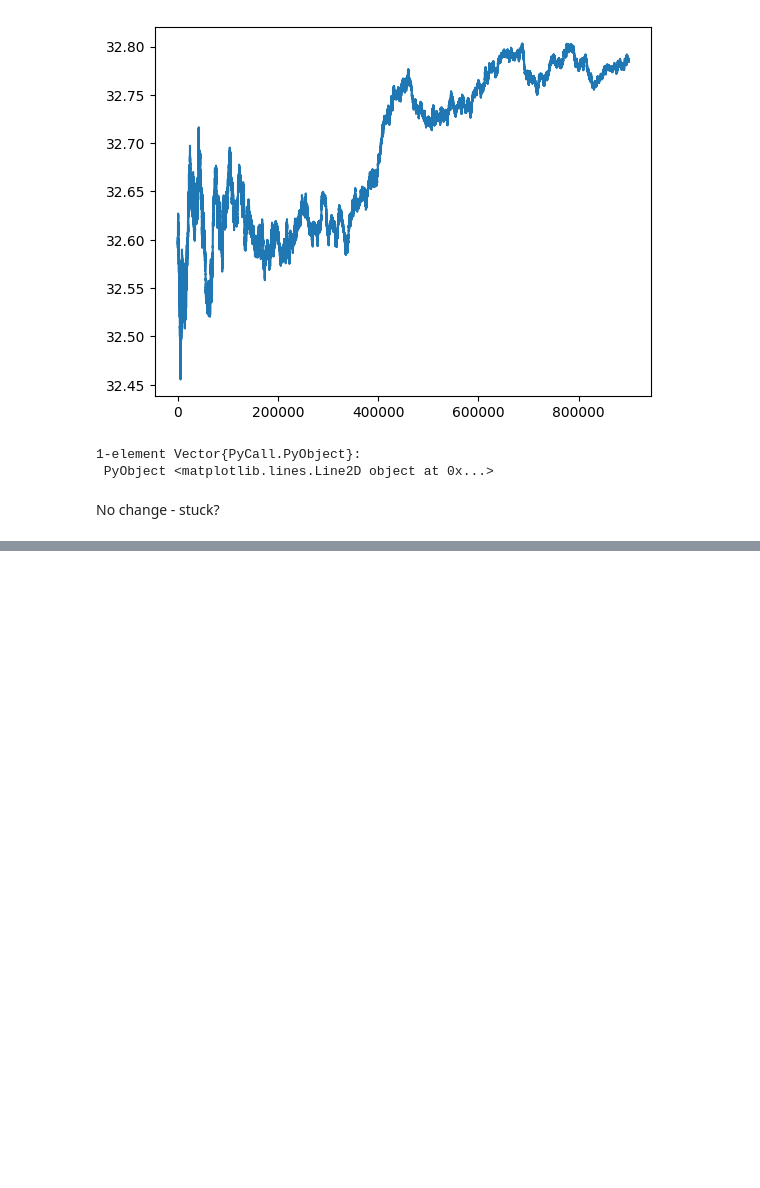
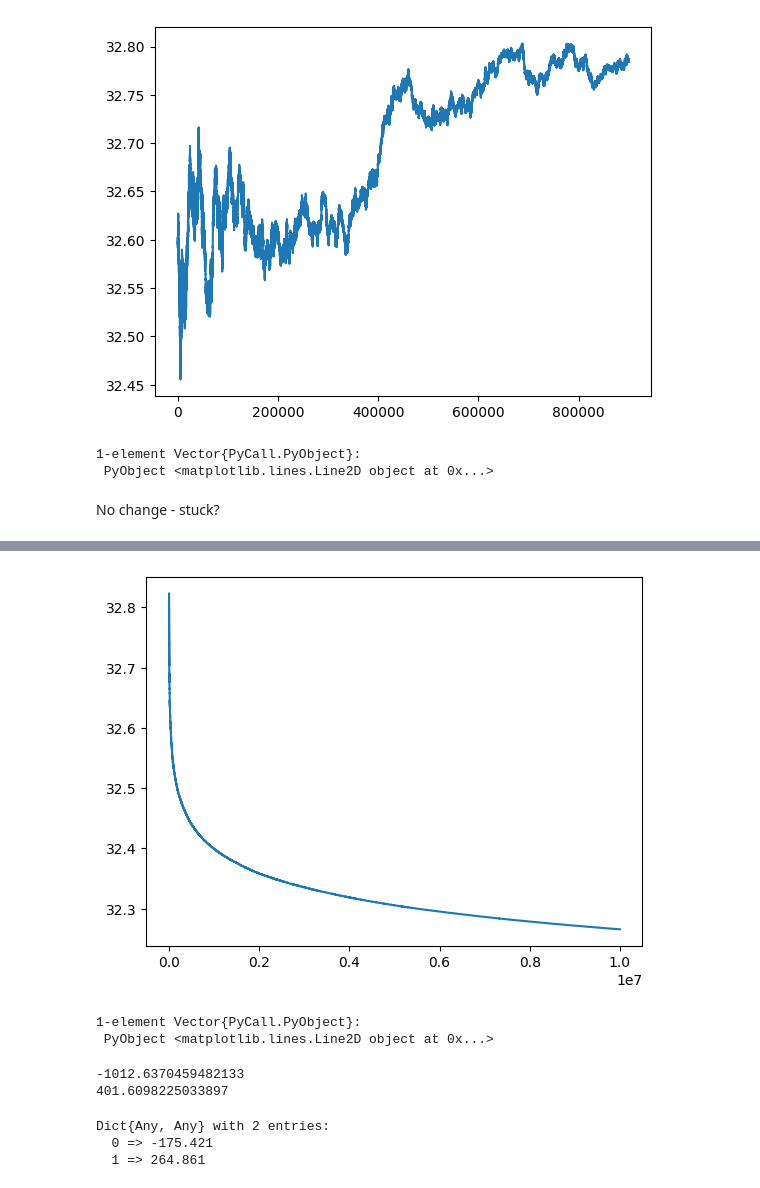
Before and after one commit to fairleyl/PhD-Code, a Jupyter notebook: Problem-Suite-SMARPI_NewVFA.ipynb, the cells around one changed output, grey strips where cells are left out. Saved outputs shown, nothing was run; the diff lists cells and outputs as text; code cells hidden in the pictures; blank space fills up the shorter version.

```diff
--- a/Problem-Suite-SMARPI_NewVFA.ipynb
+++ b/Problem-Suite-SMARPI_NewVFA.ipynb
@@ -5134,31 +5134,33 @@ updateVFA (generic function with 3 methods)
 # - constant: uses stepsize b
 #c is used for calculating epsilon = c/(c + n)
 #d is used for calculating d/nlog(n), the stepsize for g
-function smarviNewVFA_ST(N,alpha_d, alpha_r, beta, tau, c0, c1, r, nMax, b, c, d; g = 0.0, stepsizeType = "constant", printProgress = false, modCounter = 100000)
+function smarviNewVFA_ST(N,alpha_d, alpha_r, beta, tau, c0, c1, r, nMax, b, c, d; startingVFAGiven = false, ve = Dict(), vn = Dict(), g = 0.0, timePassed = 0.0, stepsizeType = "constant", printProgress = false, modCounter = 100000)
     #initialise
     s = [1 for i in 1:N]
     s0 = [1 for i in 1:N]
+    s3 = [3 for i in 1:N]
     flows = zeros(N)
     reducedActionSpace = enumerateRestrictedActions(N)
     runningTotal = 0.0
-    timePassed = 0.0
     gs = [g]
     stateTrace = []
 
     #initialise ve and vn tables
-    ve = Dict()
     numVisitsE = Dict()
     for i in 1:N
         for si in 0:3
-            ve[i,si] = 0.0
+            if !startingVFAGiven
+                ve[i,si] = 0.0
+            end
             numVisitsE[i,si] = 0
         end
     end
 
-    vn = Dict()
     numVisitsN = Dict()
     for i in 0:1
-        vn[i] = 0.0
+        if !startingVFAGiven
+            vn[i] = 0.0
+        end
         numVisitsN[i] = 0
     end
 
@@ -5178,6 +5180,7 @@ function smarviNewVFA_ST(N,alpha_d, alpha_r, beta, tau, c0, c1, r, nMax, b, c, d
     flows[bestLink] = beta
 
     flows0 = copy(flows)
+    flows3 = fill(0.0, N)
     #do nMax iterations of AVI
     for n in 1:nMax
 
@@ -5233,6 +5236,7 @@ function smarviNewVFA_ST(N,alpha_d, alpha_r, beta, tau, c0, c1, r, nMax, b, c, d
                 end
 
                 push!(vs0Hist, v(s0, N, flows0, ve, vn))
+                push!(vs3Hist, v(s3, N, flows3, ve, vn))
             end
             stateTrace = []
         end
@@ -5264,7 +5268,7 @@ function smarviNewVFA_ST(N,alpha_d, alpha_r, beta, tau, c0, c1, r, nMax, b, c, d
         end
     end
 
-    return ve, vn, g, gs, vs0Hist
+    return ve, vn, g, gs, vs0Hist, vs3Hist
 end
 # %% [output]
 smarviNewVFA_ST (generic function with 1 method)
@@ -5909,0 +5916,4 @@ No change - stuck?
+# %%
+nMax = 10000000
+resultVI = smarviNewVFA_ST(N,alpha_d, alpha_r, beta, tau, c0, c1, r, nMax, 0.001, 0.0, 0.01; g = gPI2, timePassed = 1000.0, startingVFAGiven = true, ve = vePI2, vn = vnPI2, stepsizeType = "constant", printProgress = true, modCounter = 1000000)
+resultVI[3]
@@ -5909,0 +5932,23 @@ No change - stuck?
+# %%
+start = floor(Int64, nMax/10)
+start = 1
+finish = nMax
+PyPlot.plot(start:finish,resultVI[4][start:finish])
+# %% [output]
+[figure, added]
+1-element Vector{PyCall.PyObject}:
+ PyObject <matplotlib.lines.Line2D object at 0x...>
+# %%
+veVI = resultVI[1]
+vnVI = resultVI[2]
+println(v([1,1,1,1,1],N,alpha_d, alpha_r, beta, tau, c0, c1, r, veVI, vnVI))
+println(v([3,3,3,3,3],N,alpha_d, alpha_r, beta, tau, c0, c1, r, veVI, vnVI))
+# %% [output]
+-1012.6370459482133
+401.6098225033897
+# %%
+vnVI
+# %% [output]
+Dict{Any, Any} with 2 entries:
+  0 => -175.421
+  1 => 264.861
```
Also changed, not shown: parts of 6 cells of this notebook.
